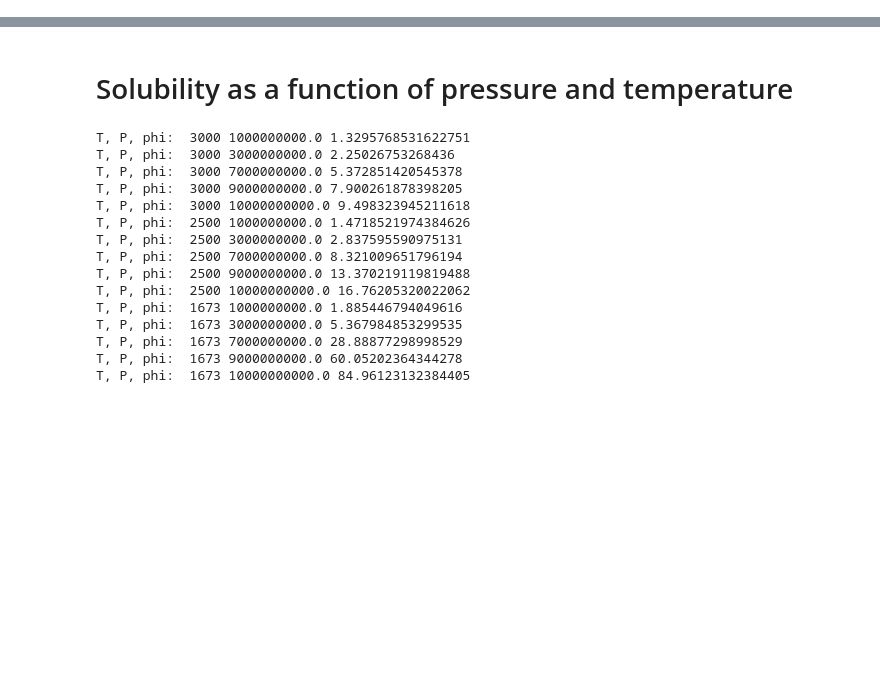
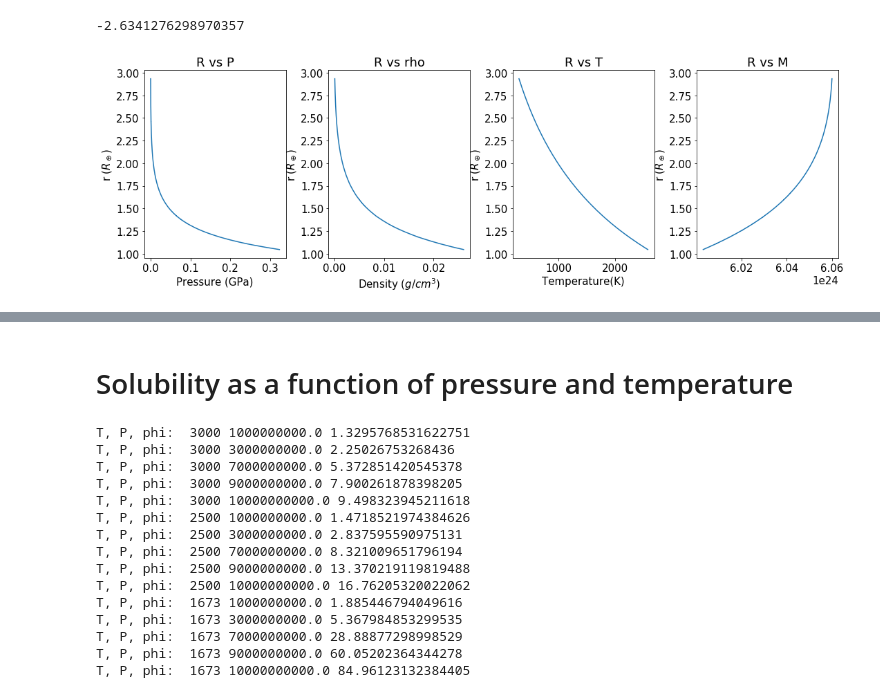
Before and after one commit to qinlang0628/MixingSubNeptunes, a Jupyter notebook: Solver_v2.ipynb, the cells around one changed output, grey strips where cells are left out. Cells and saved outputs as stored; diff of their text form; code cells hidden in the pictures; blank space fills up the shorter version.

```diff
--- a/Solver_v2.ipynb
+++ b/Solver_v2.ipynb
@@ -1028,0 +1130,3 @@ def integrate_with_atmos(M_core, X, X_He, f_M, R_guess,
+# %%
+EOS = eos_tables()
+EOS.set_gas_table(EOS_H, EOS_He, EOS_HHe, NewEOS)
@@ -1028,0 +1199,2 @@ def integrate_with_atmos(M_core, X, X_He, f_M, R_guess,
+# %%
+planet = results[1]
@@ -1028,0 +1210,74 @@ def integrate_with_atmos(M_core, X, X_He, f_M, R_guess,
+# %%
+f_last = planet.f
+f = 0.0008110997707047248
+
+(f_last - f) / f_last
+# %% [output]
+-2.6341276298970357
+# %%
+# plot for the case that f=0, m_fct=1
+fig, axes = plt.subplots(1, 4, figsize=(18,5))
+plt.subplots_adjust(wspace=0.3)
+
+
+Rs = np.array(planet.Env.r)
+Ps = np.array(planet.Env.P)
+rhos = np.array(planet.Env.rho)
+Ts = np.array(planet.Env.T)
+Ms = np.array(planet.Env.M)
+
+# Rs = np.array(planet.Mantle.r)
+# Ps = np.array(planet.Mantle.P)
+# rhos = np.array(planet.Mantle.rho)
+# Ts = np.array(planet.Mantle.T)
+# Ms = np.array(planet.Mantle.M)
+
+# Rs = np.array(planet.Env.r + planet.Mantle.r + planet.Metal.r)
+# Ps = np.array(planet.Env.P + planet.Mantle.P + planet.Metal.P)
+# rhos = np.array(planet.Env.rho + planet.Mantle.rho + planet.Metal.rho)
+# metal_temperature = [planet.Mantle.T[-1]] * len(planet.Metal.r)
+# Ts = np.array(planet.Env.T + planet.Mantle.T + metal_temperature)
+# Ms = np.array(planet.Env.M + planet.Mantle.M + planet.Metal.M)
+
+# R vs P
+Rs /= 6371000
+Ps /= 1e9 # Pa => GPa
+axes[0].plot(Ps, Rs)
+axes[0].set_title("R vs P")
+axes[0].set_xlabel("Pressure (GPa)")
+axes[0].set_ylabel(r'r ($R_\oplus$)')
+# axes[0].set_ylim(9, 10)
+# axes[0].yaxis.set_major_formatter(mtick.FormatStrFormatter('%.0e'))
+
+# R vs rho
+axes[1].plot(rhos/1e3, Rs)
+axes[1].set_title("R vs rho")
+axes[1].set_xlabel(r"Density ($g/cm^3$)")
+axes[1].set_ylabel(r'r ($R_\oplus$)')
+# axes[1].set_ylim(9, 10)
+# axes[1].yaxis.set_major_formatter(mtick.FormatStrFormatter('%.0e'))
+
+# R vs T
+axes[2].plot(Ts, Rs)
+axes[2].set_title("R vs T")
+axes[2].set_xlabel("Temperature(K)")
+axes[2].set_ylabel(r'r ($R_\oplus$)')
+# axes[2].set_ylim(.9, 1)
+# axes[2].set_xlim(1, 1000)
+
+# R vs M
+axes[3].plot(Ms, Rs)
+axes[3].set_title("R vs M")
+# axes[3].set_xlabel("M")
+axes[3].set_ylabel(r'r ($R_\oplus$)')
+
+
+# atmosphere r
+R_env = planet.Env.r[-1] / 6371000
+R_mantle = planet.Mantle.r[-1] / 6371000
+R_max = planet.Env.r[0] / 6371000
+
+
+# axes[0].fill_between([Ps[0], Ps[-1]], [R_env, R_env], [R_max, R_max])
+# %% [output]
+[figure, added]
```
Also changed, not shown: parts of 13 cells of this notebook, 4 other files.
